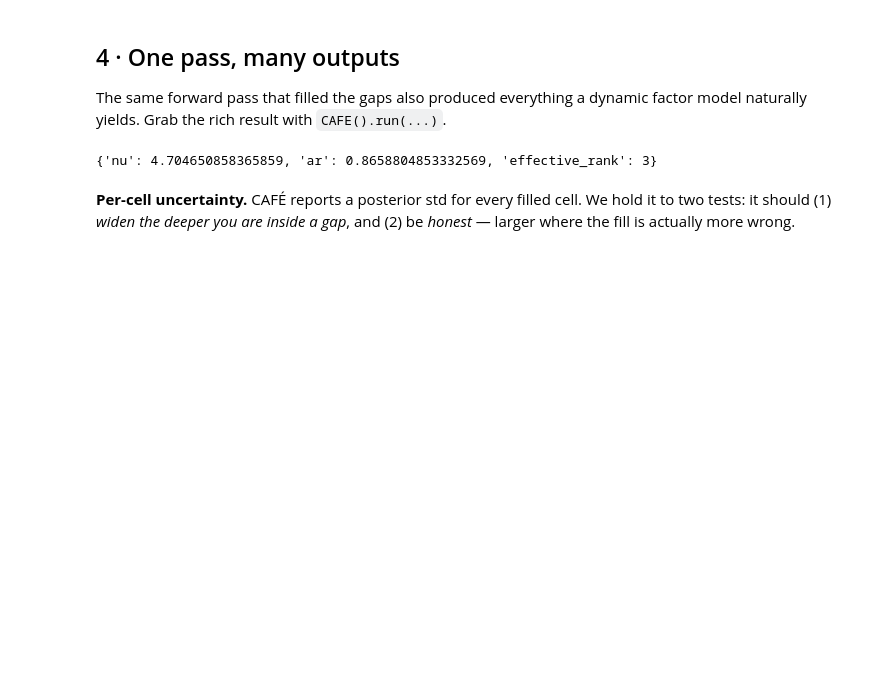
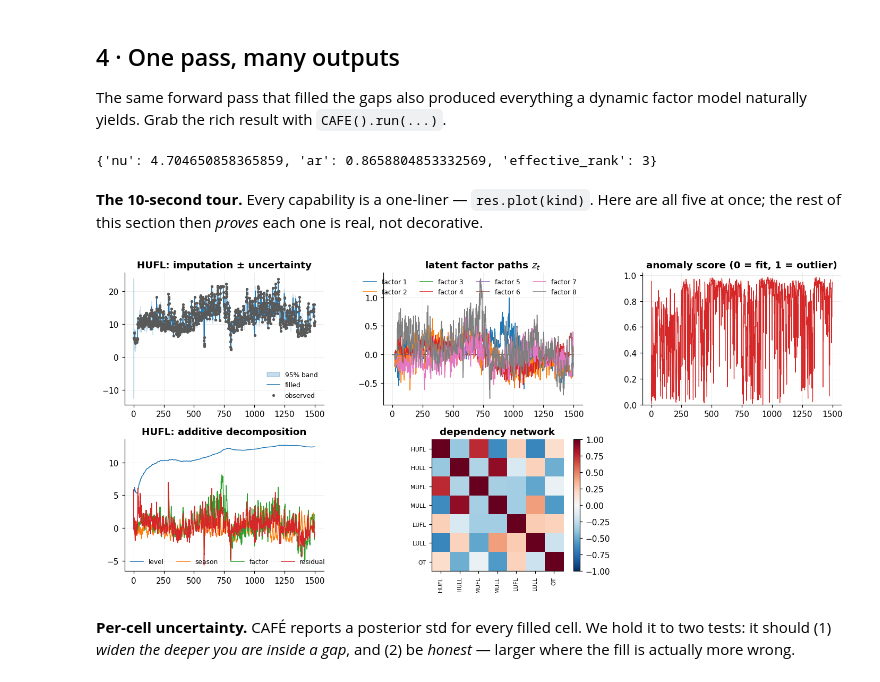
Before and after one commit to sovai-research/cafe, a Jupyter notebook: notebooks/cafe_tutorial.ipynb, the cells around one changed output. Saved outputs shown, nothing was run; the diff lists cells and outputs as text; code cells hidden in the pictures; blank space fills up the shorter version.

```diff
--- a/notebooks/cafe_tutorial.ipynb
+++ b/notebooks/cafe_tutorial.ipynb
@@ -174,6 +174,18 @@ res = cafe.CAFE().run(gappy)
 res.params       # the four dials CAFÉ learned from the data (not set by you)
 # %% [output]
 {'nu': 4.704650858365859, 'ar': 0.8658804853332569, 'effective_rank': 3}
+# %% [markdown]
+**The 10-second tour.** Every capability is a one-liner — `res.plot(kind)`. Here are all
+five at once; the rest of this section then *proves* each one is real, not decorative.
+# %%
+fig, axs = plt.subplots(2, 3, figsize=(13, 6))
+for a, kind in zip(axs.ravel(),
+                   ["uncertainty", "factors", "anomaly", "decomposition", "dependency"]):
+    res.plot(kind, ax=a)
+axs.ravel()[-1].axis("off")
+plt.tight_layout(); plt.show()
+# %% [output]
+[figure, added]
 # %% [markdown]
 **Per-cell uncertainty.** CAFÉ reports a posterior std for every filled cell. We hold it
 to two tests: it should (1) *widen the deeper you are inside a gap*, and (2) be *honest* —
```
Also changed, not shown: 1 other file.
